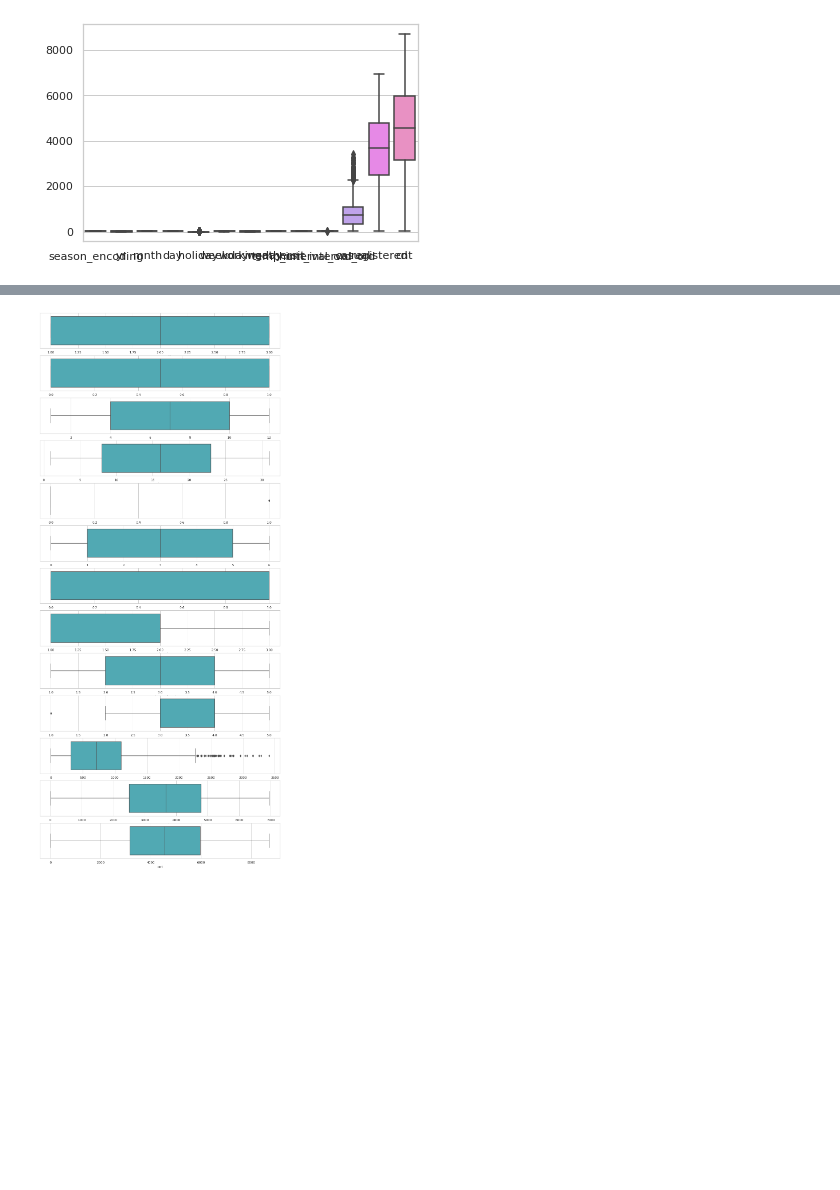
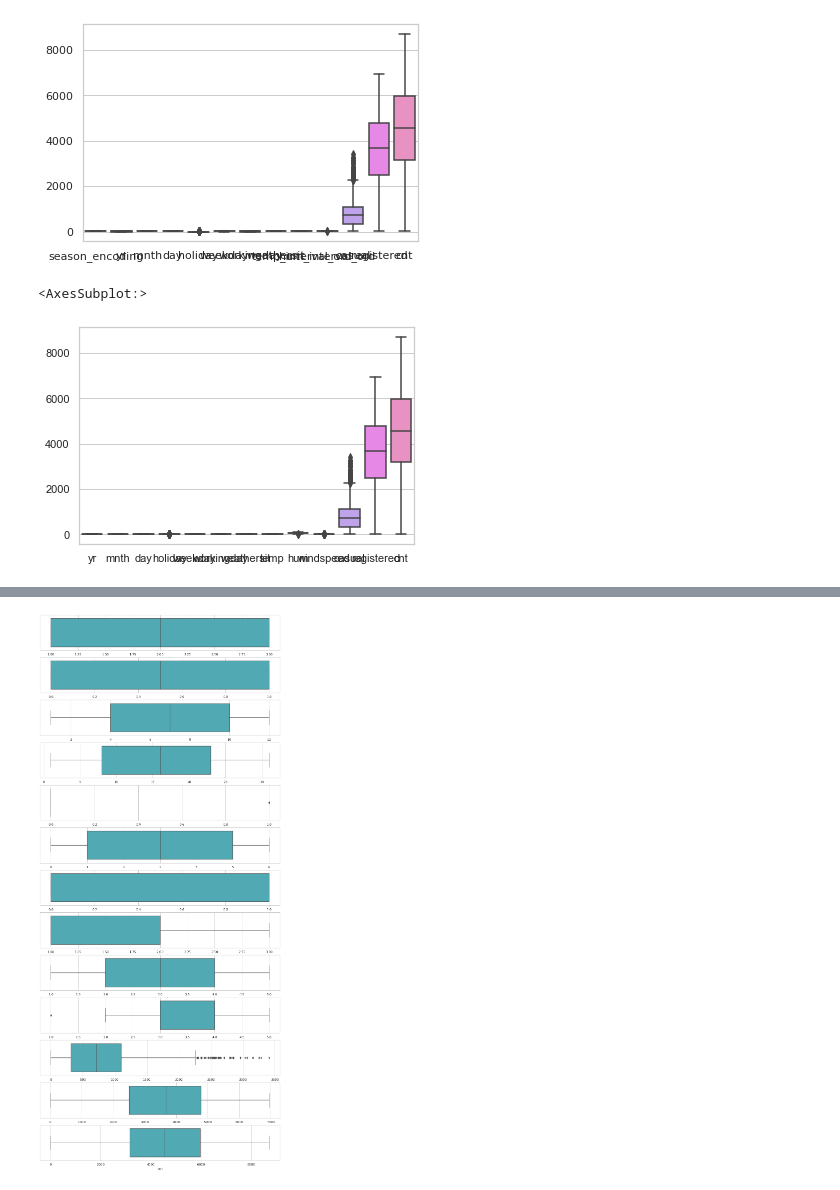
Before and after one commit to Adalab/project-da-promo-A-module-3-team-1, a Jupyter notebook: Proyecto_Final.ipynb, the cells around one changed output, grey strips where cells are left out. Cells and saved outputs as stored; diff of their text form; code cells hidden in the pictures; blank space fills up the shorter version.

```diff
--- a/Proyecto_Final.ipynb
+++ b/Proyecto_Final.ipynb
@@ -684,3 +709,8 @@ sns.boxplot(data = df_numericas)
 # %% [output]
 <AxesSubplot:>
 [figure]
+# %%
+sns.boxplot(data=df_num_datos)
+# %% [output]
+<AxesSubplot:>
+[figure, added]
```
Also changed, not shown: parts of 33 cells of this notebook, 1 other file.
